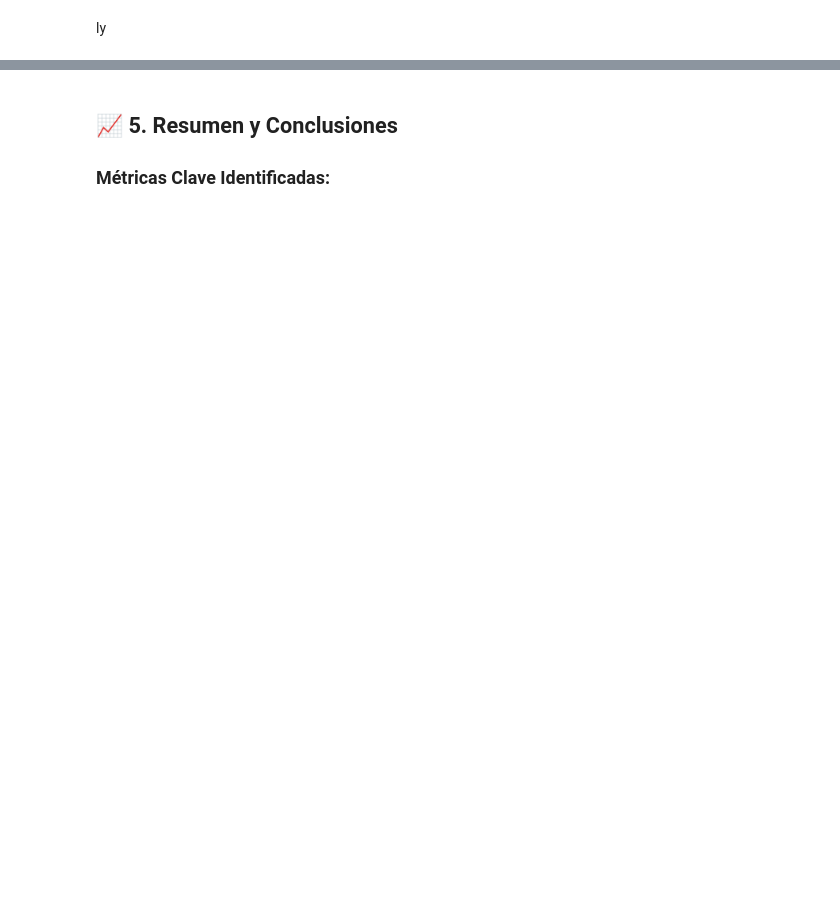
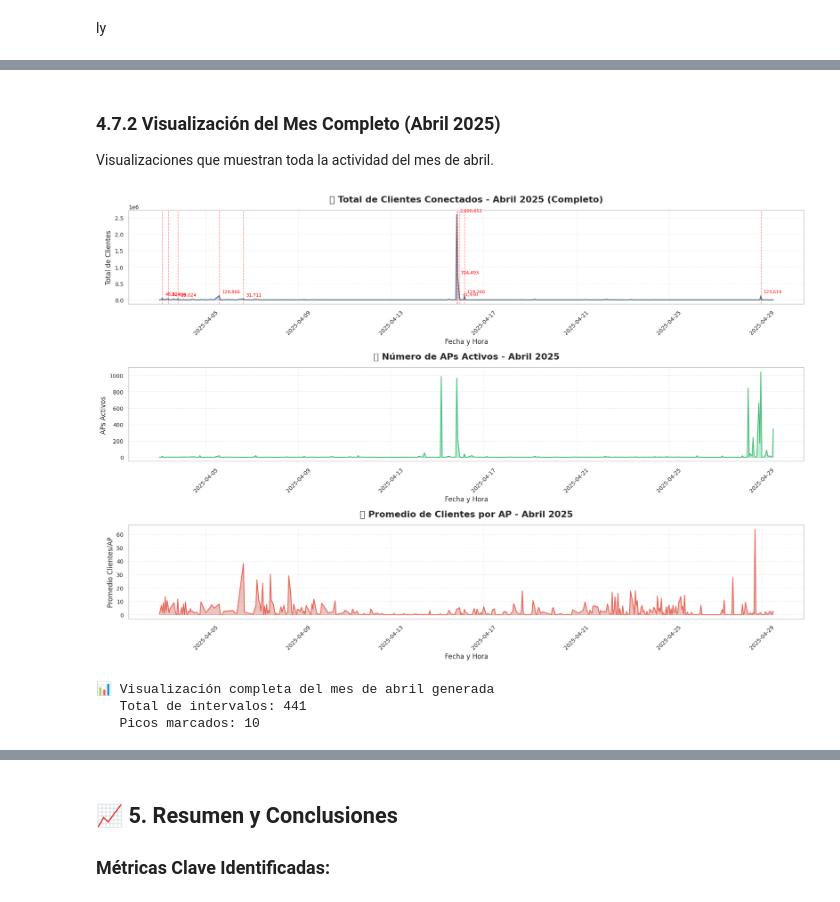
Before and after one commit to Barretina-Negra/UAB-WiFi-Dataset-Analysis, a Jupyter notebook: starter_kits/02_ap_timeslot_analysis.ipynb, the cells around one changed output, grey strips where cells are left out. Saved outputs shown, nothing was run; the diff lists cells and outputs as text; code cells hidden in the pictures; blank space fills up the shorter version.

```diff
--- a/starter_kits/02_ap_timeslot_analysis.ipynb
+++ b/starter_kits/02_ap_timeslot_analysis.ipynb
@@ -115,9 +153,10 @@ Analizamos qué tan ocupado está cada intervalo de tiempo usando diferentes mé
 # %%
 # Análisis por hora (time_slot_hour)
 # Agrupar por intervalo de hora y calcular métricas de ocupación
+# Nota: ip_address es el identificador único de cada AP (IP hasheada para privacidad)
 hourly_stats = df_aps.groupby('time_slot_hour').agg({
     'client_count': ['sum', 'mean', 'max', 'std'],
-    'name': 'nunique',  # Número de APs únicos en ese intervalo
+    'ip_address': 'nunique',  # Número de APs únicos en ese intervalo (usando IP hasheada)
     'cpu_utilization': 'mean' if 'cpu_utilization' in df_aps.columns else lambda x: 0
 }).round(2)
 
@@ -443,0 +767,64 @@ if len(weekend_data) > 0:
+# %% [markdown]
+### 4.7.2 Visualización del Mes Completo (Abril 2025)
+
+Visualizaciones que muestran toda la actividad del mes de abril.
+# %%
+# Visualización 1: Serie temporal completa del mes
+fig, axes = plt.subplots(3, 1, figsize=(18, 12))
+
+# Gráfico 1: Total de clientes a lo largo del mes
+hourly_stats_april_sorted = hourly_stats_april.sort_values('time_slot_hour')
+axes[0].plot(hourly_stats_april_sorted['time_slot_hour'], hourly_stats_april_sorted['total_clients'],
+             linewidth=1.5, color='#2c3e50', alpha=0.8)
+axes[0].fill_between(hourly_stats_april_sorted['time_slot_hour'], hourly_stats_april_sorted['total_clients'],
+                      alpha=0.3, color='#3498db')
+
+# Marcar picos
+for peak_row in peaks_absolute.head(10).itertuples():
+    axes[0].axvline(x=peak_row.time_slot_hour, color='red', linestyle='--', alpha=0.5, linewidth=1)
+    axes[0].annotate(f"{peak_row.total_clients:,.0f}",
+                     xy=(peak_row.time_slot_hour, peak_row.total_clients),
+                     xytext=(5, 5), textcoords='offset points', fontsize=8, color='red')
+
+axes[0].set_title('📊 Total de Clientes Conectados - Abril 2025 (Completo)',
+                  fontsize=16, fontweight='bold', pad=15)
+axes[0].set_xlabel('Fecha y Hora', fontsize=12)
+axes[0].set_ylabel('Total de Clientes', fontsize=12)
+axes[0].grid(alpha=0.3, linestyle='--')
+axes[0].tick_params(axis='x', rotation=45)
+
+# Gráfico 2: Número de APs activos
+axes[1].plot(hourly_stats_april_sorted['time_slot_hour'], hourly_stats_april_sorted['unique_aps'],
+             linewidth=1.5, color='#27ae60', alpha=0.8)
+axes[1].fill_between(hourly_stats_april_sorted['time_slot_hour'], hourly_stats_april_sorted['unique_aps'],
+                      alpha=0.3, color='#2ecc71')
+axes[1].set_title('📡 Número de APs Activos - Abril 2025',
+                  fontsize=16, fontweight='bold', pad=15)
+axes[1].set_xlabel('Fecha y Hora', fontsize=12)
+axes[1].set_ylabel('APs Activos', fontsize=12)
+axes[1].grid(alpha=0.3, linestyle='--')
+axes[1].tick_params(axis='x', rotation=45)
+
+# Gráfico 3: Promedio de clientes por AP
+axes[2].plot(hourly_stats_april_sorted['time_slot_hour'], hourly_stats_april_sorted['avg_clients_per_ap'],
+             linewidth=1.5, color='#e74c3c', alpha=0.8)
+axes[2].fill_between(hourly_stats_april_sorted['time_slot_hour'], hourly_stats_april_sorted['avg_clients_per_ap'],
+                      alpha=0.3, color='#c0392b')
+axes[2].set_title('📊 Promedio de Clientes por AP - Abril 2025',
+                  fontsize=16, fontweight='bold', pad=15)
+axes[2].set_xlabel('Fecha y Hora', fontsize=12)
+axes[2].set_ylabel('Promedio Clientes/AP', fontsize=12)
+axes[2].grid(alpha=0.3, linestyle='--')
+axes[2].tick_params(axis='x', rotation=45)
+
+plt.tight_layout()
+plt.show()
+
+print(f"\n📊 Visualización completa del mes de abril generada")
+print(f"   Total de intervalos: {len(hourly_stats_april)}")
+print(f"   Picos marcados: {len(peaks_absolute.head(10))}")
+# %% [output]
+[figure, added]
+📊 Visualización completa del mes de abril generada
+   Total de intervalos: 441
+   Picos marcados: 10
```
Also changed, not shown: parts of 21 cells of this notebook.
